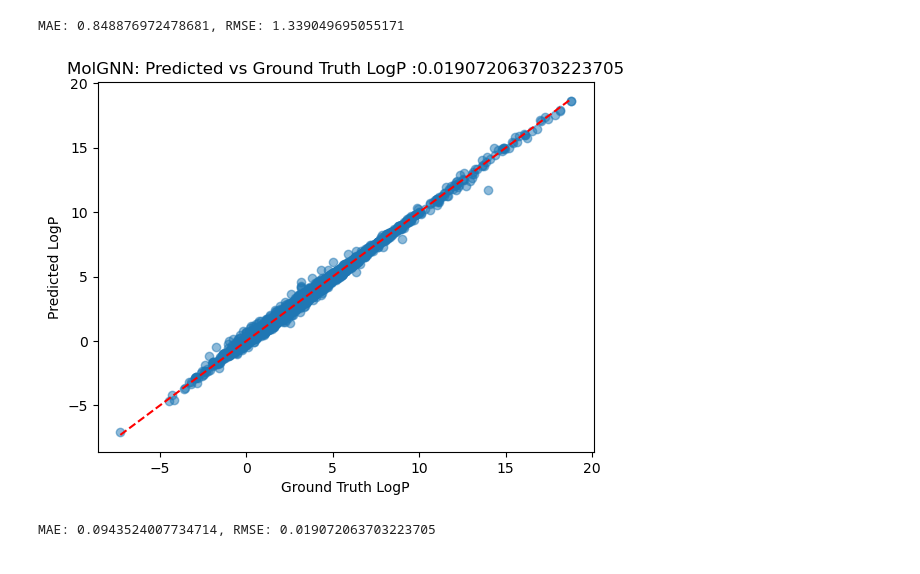
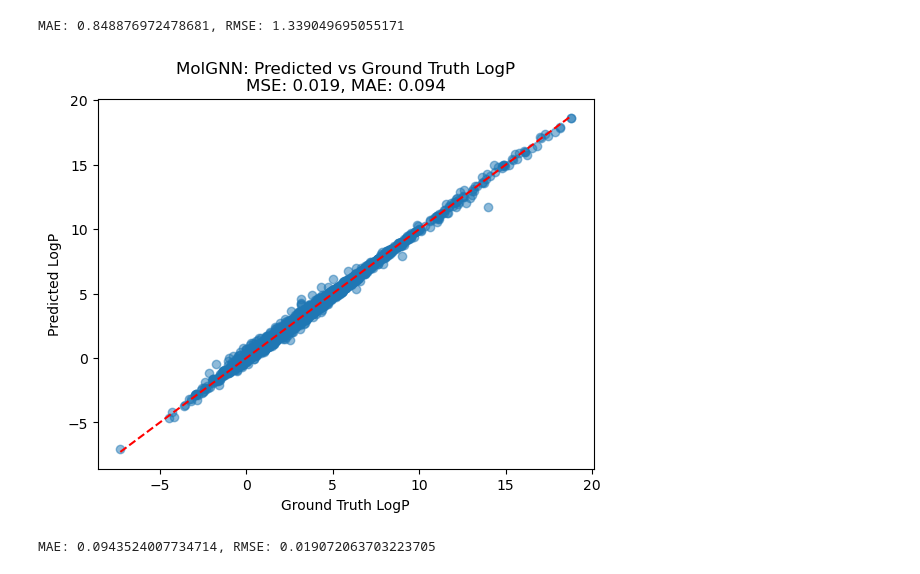
Before and after one commit to Harrison-Li/Practice_MolGNN, a Jupyter notebook: evaluation/evaluation.ipynb, the cells around one changed output. Saved outputs shown, nothing was run; the diff lists cells and outputs as text; code cells hidden in the pictures.

```diff
--- a/evaluation/evaluation.ipynb
+++ b/evaluation/evaluation.ipynb
@@ -17,7 +17,7 @@ from sklearn.ensemble import RandomForestRegressor
 import joblib
 import matplotlib.pyplot as plt
 # %%
-data = pd.read_csv('data/test_data.csv')  # Load your dataset
+data = pd.read_csv('../data/test_data.csv')  # Load your dataset
 #data = data[:1000]
 data.columns = data.columns.str.lower()  # Normalize column names to lowercase
 # Calculate logP using RDKit for each SMILES
@@ -48,7 +48,7 @@ MAX_ATOMS = 72 # This MUST match the num_atoms used during training
 
 # Load the trained model
 model = MolGNN(config.input_dim, config.hidden_dim, config.output_dim, config.num_layers, config.bond_dim)
-model.load_state_dict(torch.load('model_checkpoint.pth', map_location='cpu'))
+model.load_state_dict(torch.load('../model_checkpoint.pth', map_location='cpu'))
 model.eval()
 
 # --- 2. Filter SMILES by Atom Count ---
@@ -187,16 +187,16 @@ MAE: 0.848876972478681, RMSE: 1.339049695055171
 # %%
 
 y_true_gnn = y_true_filtered # Use the filtered ground truth
 y_pred_gnn = predictions
 
 plt.scatter(y_true_gnn, y_pred_gnn, alpha=0.5)
 plt.xlabel('Ground Truth LogP')
 plt.ylabel('Predicted LogP')
-plt.title(f'MolGNN: Predicted vs Ground Truth LogP :{mean_squared_error(y_true_gnn, y_pred_gnn)}')
-plt.plot([min(y_true_gnn.min(), min(y_pred_gnn)), max(y_true_gnn.max(), max(y_pred_gnn))],
-         [min(y_true_gnn.min(), min(y_pred_gnn)), max(y_true_gnn.max(), max(y_pred_gnn))], 'r--')
+plt.title(f'MolGNN: Predicted vs Ground Truth LogP\nMSE: {mean_squared_error(y_true_gnn, y_pred_gnn):.3f}, MAE: {mean_absolute_error(y_true_gnn, y_pred_gnn):.3f}')
+plt.plot([filtered_data['logp'].min(), filtered_data['logp'].max()],
+         [filtered_data['logp'].min(), filtered_data['logp'].max()], 'r--')
 plt.show()
 print(f'MAE: {mean_absolute_error(y_true_gnn, y_pred_gnn)}, RMSE: {mean_squared_error(y_true_gnn, y_pred_gnn)}')
 # %% [output]
-[figure, old version]
+[figure, new version]
 MAE: 0.0943524007734714, RMSE: 0.019072063703223705
```
Also changed, not shown: 2 other files.
